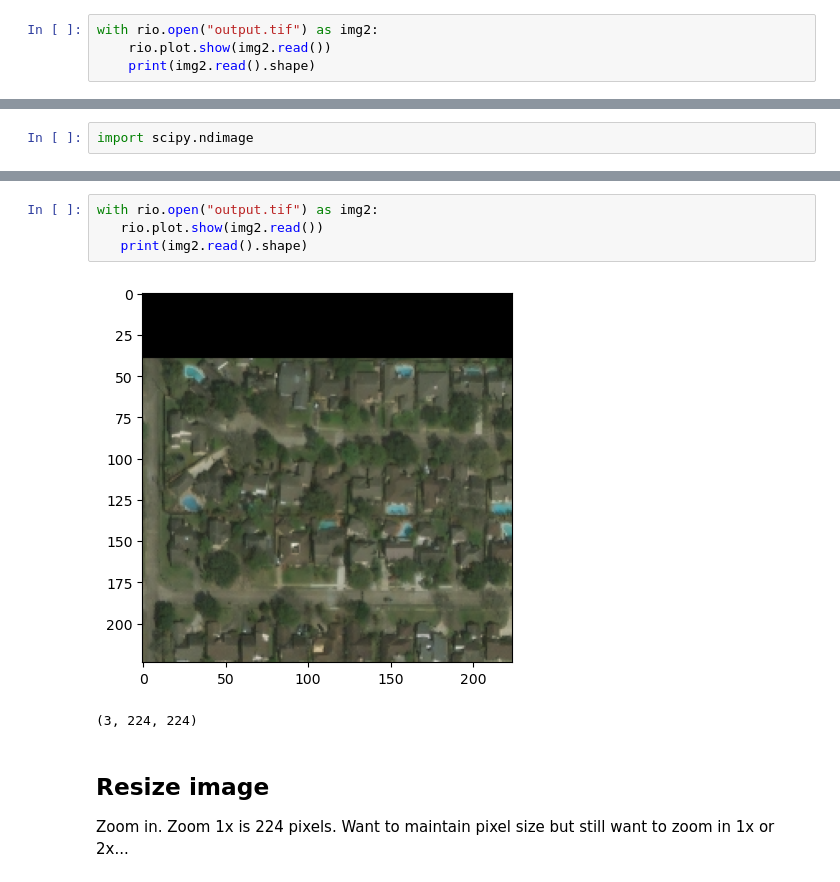
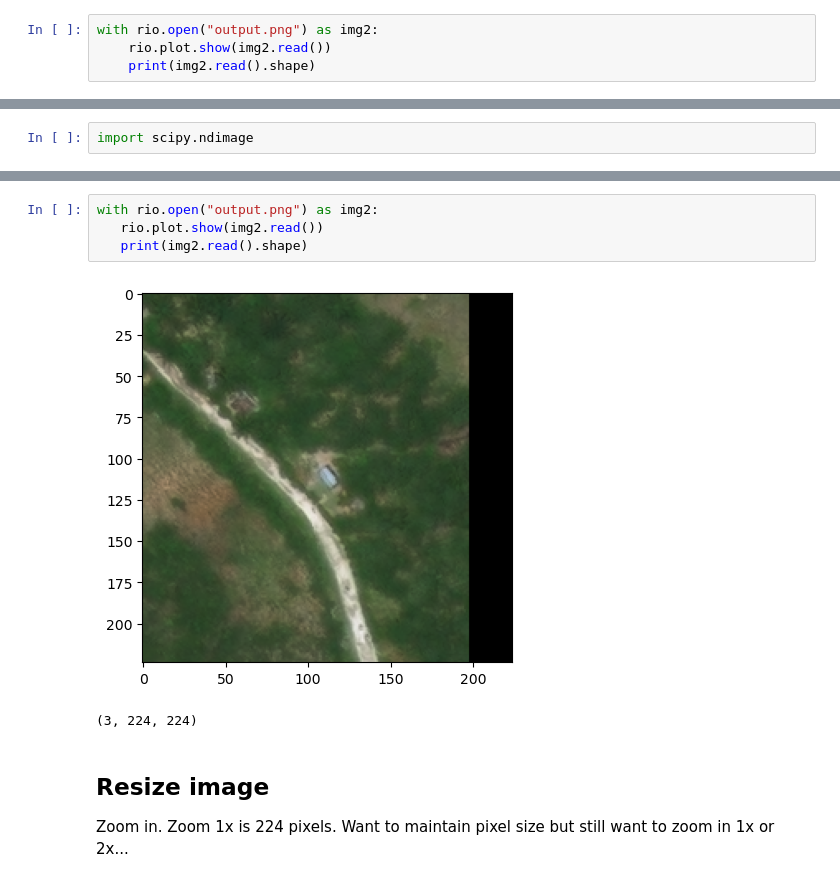
Before and after one commit to ai4er-cdt/hurricane-harm-herald, a Jupyter notebook: notebooks/crop_images.ipynb, the cells around one changed output, grey strips where cells are left out. Drawn from its saved outputs; the diff is of its cells as text.

Commit message:
added alternative way of loading images for cropping

```diff
--- a/notebooks/crop_images.ipynb
+++ b/notebooks/crop_images.ipynb
@@ -167,5 +174,5 @@ with rio.open(image_path) as img:
 # %%
-with rio.open("output.tif") as img2:
+with rio.open("output.png") as img2:
     rio.plot.show(img2.read())
     print(img2.read().shape)
 # %% [output]
@@ -277,9 +295,9 @@ Oh no we have to fill it up
 # %%
-with rio.open("output.tif") as img2:
+with rio.open("output.png") as img2:
    rio.plot.show(img2.read())
    print(img2.read().shape)
 # %% [output]
-[figure, old version]
+[figure, new version]
 (3, 224, 224)
 # %% [markdown]
 ## Resize image
```
Also changed, not shown: parts of 32 cells of this notebook, 3 other files.
